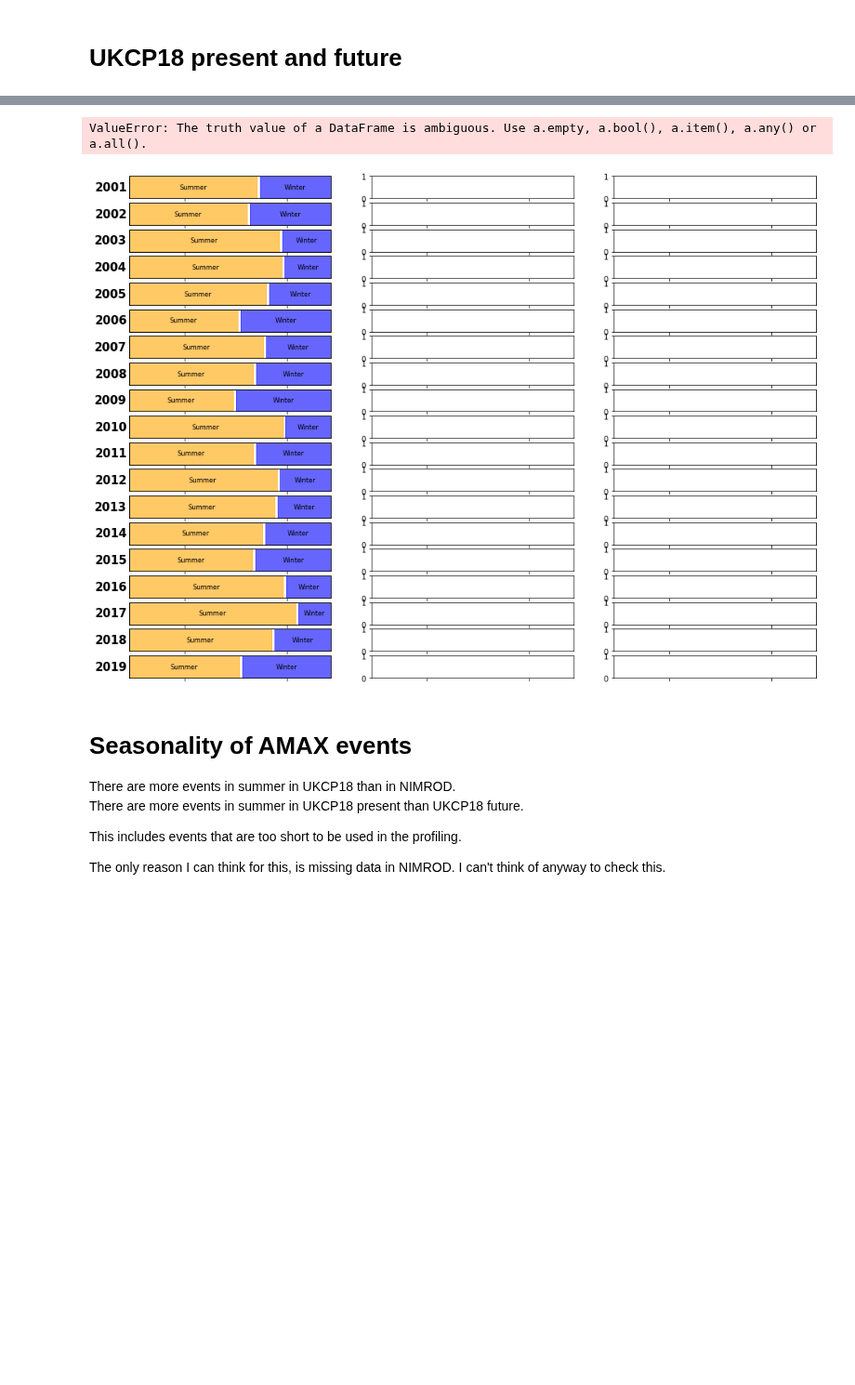
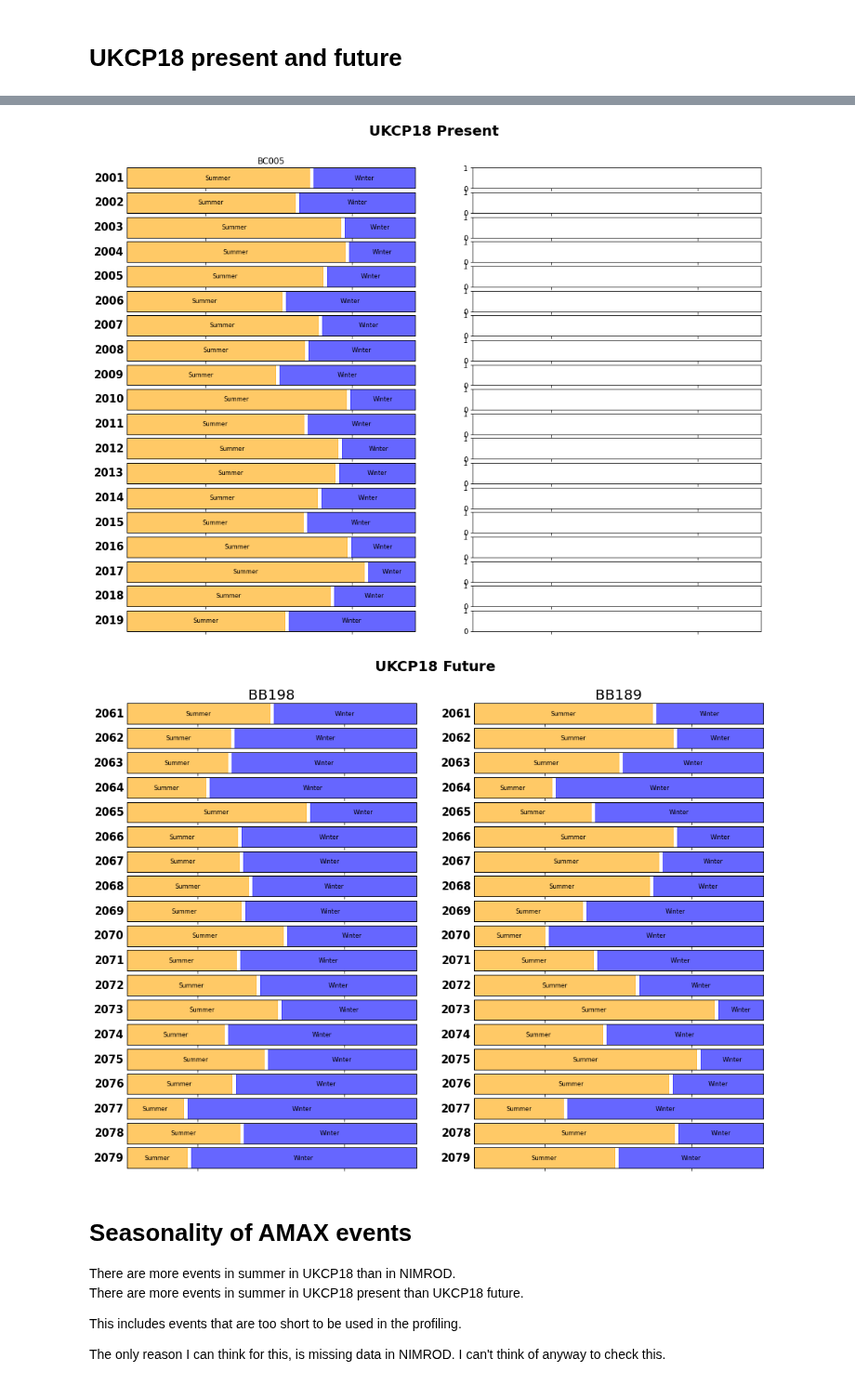
Before and after one commit to masher92/UKCP18, a Jupyter notebook: FindIndependentRainfallEvents/AnalyseProfiles/30mins/Analysis_Divisible_by5-NOFUTRE-Copy1.ipynb, the cells around one changed output, grey strips where cells are left out. Shown at 93% size. Drawn from its saved outputs; the diff is of its cells as text; code cells hidden in the pictures; blank space fills up the shorter version.

```diff
--- a/FindIndependentRainfallEvents/AnalyseProfiles/30mins/Analysis_Divisible_by5-NOFUTRE-Copy1.ipynb
+++ b/FindIndependentRainfallEvents/AnalyseProfiles/30mins/Analysis_Divisible_by5-NOFUTRE-Copy1.ipynb
@@ -244,26 +70,0 @@ bc005['max_quintile_raw_rain_new'] = bc005['precip'].apply(lambda x: find_part_w
-# %%
-bb198['normalized_rainfall_new'] = bb198['normalized_rainfall'].apply(create_normalised_event)
-bb198['cumulative_normalised_rainfall'] =bb198['normalized_rainfall_new'].apply(create_cumulative_event)
-bb198['interpolated15_cumulative_normalised_rainfall'] = bb198['cumulative_normalised_rainfall'].apply(lambda x: interpolate_rainfall(x, 15))
-bb198['interpolated12_cumulative_normalised_rainfall'] = bb198['cumulative_normalised_rainfall'].apply(lambda x: interpolate_rainfall(x, 12))
-bb198['interpolated15_incremental_normalised_rainfall'] = bb198['interpolated15_cumulative_normalised_rainfall'].apply(create_incremental_event)
-bb198['interpolated12_incremental_normalised_rainfall'] = bb198['interpolated12_cumulative_normalised_rainfall'].apply(create_incremental_event)
-
-
-bb198['max_quintile_profile_12_new'] = bb198['interpolated12_incremental_normalised_rainfall'].apply(lambda x: find_part_with_most_rain(x, 5))
-bb198['max_quintile_profile_15_new'] = bb198['interpolated15_incremental_normalised_rainfall'].apply(lambda x: find_part_with_most_rain(x, 5))
-bb198['max_quintile_normalised_rain_new'] = bb198['normalized_rainfall_new'].apply(lambda x: find_part_with_most_rain(x, 5))
-bb198['max_quintile_raw_rain_new'] = bb198['precip'].apply(lambda x: find_part_with_most_rain(x, 5))
-# %%
-bb189['normalized_rainfall_new'] = bb189['normalized_rainfall'].apply(create_normalised_event)
-bb189['cumulative_normalised_rainfall'] =bb189['normalized_rainfall_new'].apply(create_cumulative_event)
-bb189['interpolated15_cumulative_normalised_rainfall'] = bb189['cumulative_normalised_rainfall'].apply(lambda x: interpolate_rainfall(x, 15))
-bb189['interpolated12_cumulative_normalised_rainfall'] = bb189['cumulative_normalised_rainfall'].apply(lambda x: interpolate_rainfall(x, 12))
-bb189['interpolated15_incremental_normalised_rainfall'] = bb189['interpolated15_cumulative_normalised_rainfall'].apply(create_incremental_event)
-bb189['interpolated12_incremental_normalised_rainfall'] = bb189['interpolated12_cumulative_normalised_rainfall'].apply(create_incremental_event)
-
-
-bb189['max_quintile_profile_12_new'] = bb189['interpolated12_incremental_normalised_rainfall'].apply(lambda x: find_part_with_most_rain(x, 5))
-bb189['max_quintile_profile_15_new'] = bb189['interpolated15_incremental_normalised_rainfall'].apply(lambda x: find_part_with_most_rain(x, 5))
-bb189['max_quintile_normalised_rain_new'] = bb189['normalized_rainfall_new'].apply(lambda x: find_part_with_most_rain(x, 5))
-bb189['max_quintile_raw_rain_new'] = bb189['precip'].apply(lambda x: find_part_with_most_rain(x, 5))
@@ -372,17 +179,27 @@ bb189
 # %%
-fig, axs = plt.subplots(nrows=19, ncols =3, figsize=(16, 12), sharex=True)
+fig, axs = plt.subplots(nrows=19, ncols =2, figsize=(16, 12), sharex=True)
 for number, year in enumerate(range(2001,2020)):
     trimmed = bc005[bc005['Year'] == year]
     create_single_variable_mosaic_plot(axs[number, 0], trimmed, 'season', quintile_cats_season, color_mapping_seasons, year, False)
+axs[0,0].set_title('BC005', fontsize=20)
+fig.suptitle('UKCP18 Present', fontweight="bold", fontsize=20, y=0.95)
+# for number, year in enumerate(range(2001,2020)):
+#     trimmed = bc005[bc005['Year'] == year]
+#     create_single_variable_mosaic_plot(axs[number, 0], trimmed, 'season', quintile_cats_season, color_mapping_seasons, year, False)
+
+fig, axs = plt.subplots(nrows=19, ncols =2, figsize=(16, 12), sharex=True)
+for number, year in enumerate(range(2061,2080)):
+    trimmed = bb198[bb198['Year'] == year]
+    create_single_variable_mosaic_plot(axs[number, 0], trimmed, 'season', quintile_cats_season, color_mapping_seasons, year, False)
+axs[0,0].set_title('BB198', fontsize=20)
 for number, year in enumerate(range(2061,2080)):
     trimmed = bb189[bb189['Year'] == year]
     create_single_variable_mosaic_plot(axs[number, 1], trimmed, 'season', quintile_cats_season, color_mapping_seasons, year, False)
-for number, year in enumerate(range(2061,2080)):
-    trimmed = ukcp18_future[ukcp18_future['Year'] == year]
-    create_single_variable_mosaic_plot(axs[number,2], trimmed, 'season', quintile_cats_season, color_mapping_seasons, year, False)
+axs[0,1].set_title('BB189',  fontsize=20)
+fig.suptitle('UKCP18 Future', fontweight="bold", fontsize=20, y=0.95);
 # %% [output]
-ValueError: The truth value of a DataFrame is ambiguous. Use a.empty, a.bool(), a.item(), a.any() or a.all().
-[figure, old version]
+[figure, new version]
+[figure, added]
 # %% [markdown]
 # Seasonality of AMAX events
 There are more events in summer in UKCP18 than in NIMROD.
```
Also changed, not shown: parts of 68 cells of this notebook, 49 other files.
